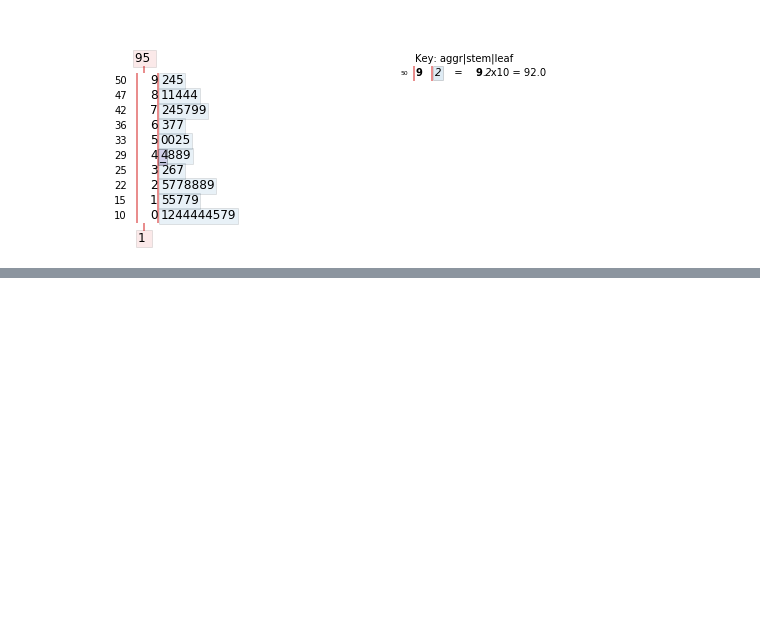
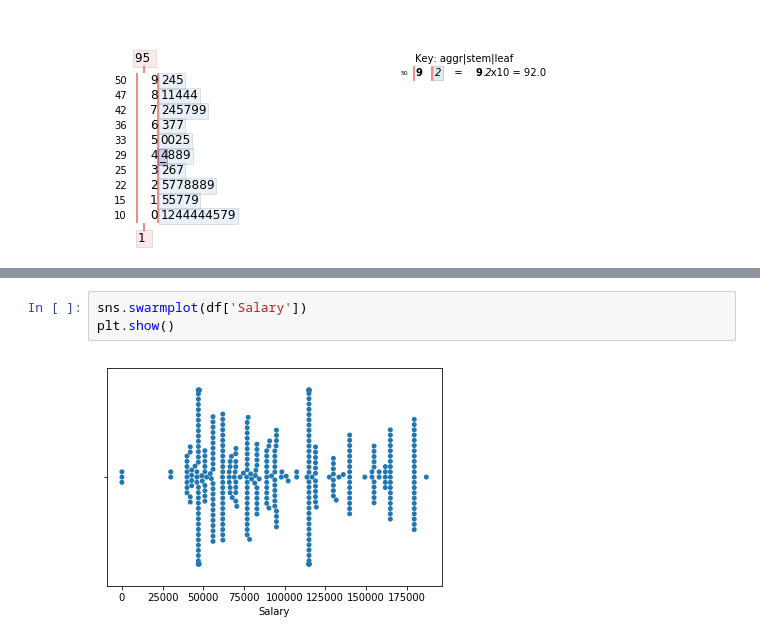
Before and after one commit to dermotkel/fundamentals-project, a Jupyter notebook: Fundamentals - Project.ipynb, the cells around one changed output, grey strips where cells are left out. Drawn from its saved outputs; the diff is of its cells as text; blank space fills up the shorter version.

```diff
--- a/Fundamentals - Project.ipynb
+++ b/Fundamentals - Project.ipynb
@@ -78,0 +92,5 @@ df.head()
+# %%
+sns.swarmplot(df['Salary'])
+plt.show()
+# %% [output]
+[figure, added]
```
Also changed, not shown: parts of 9 cells of this notebook, 1 other file.
